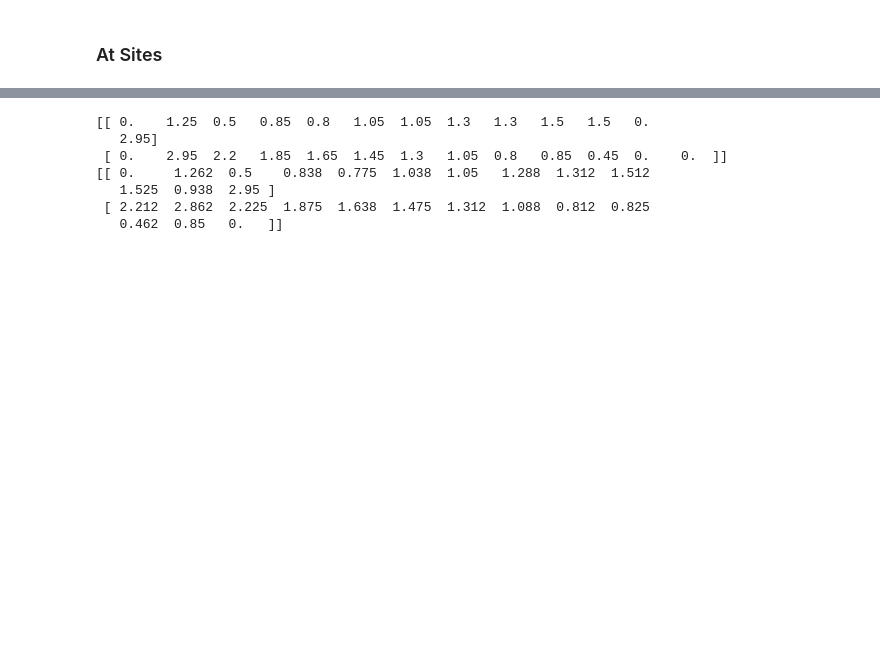
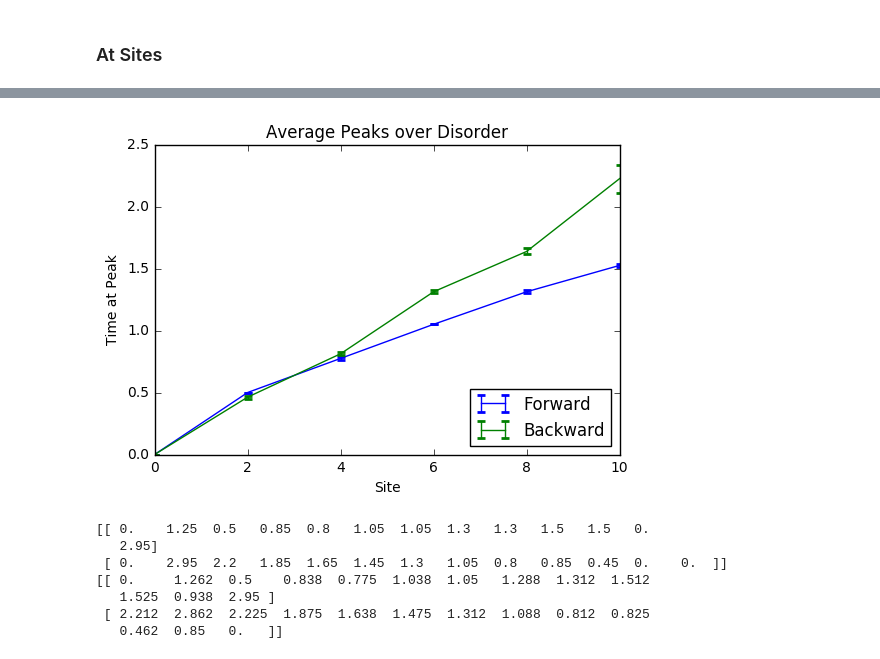
Before and after one commit to cnstahl/Asymmetric, a Jupyter notebook: python/Hamiltonian/Peaks13.ipynb, the cells around one changed output, grey strips where cells are left out. Cells and saved outputs as stored; diff of their text form; code cells hidden in the pictures; blank space fills up the shorter version.

```diff
--- a/python/Hamiltonian/Peaks13.ipynb
+++ b/python/Hamiltonian/Peaks13.ipynb
@@ -146,3 +147,18 @@ plt.show()
+# %%
+avg_peaks, std_peaks = mean_and_std(peakses_site)
+avg_peaks[1] = avg_peaks[1][::-1]
+std_peaks[1] = std_peaks[1][::-1]
+plt.errorbar(range(L)[:-1:2],avg_peaks[0][:-1:2]/n, yerr=std_peaks[0][:-1:2]/n, capthick=2, label="Forward")
+plt.errorbar(range(L)[:-1:2],avg_peaks[1][:-1:2]/n, yerr=std_peaks[1][:-1:2]/n, capthick=2, label="Backward")
+plt.ylabel('Time at Peak')
+plt.xlabel('Site')
+# plt.ylim(0.3)
+plt.legend(loc=4)
+# plt.savefig('figures/avgPeaksL13_2s.pdf')
+plt.title('Average Peaks over Disorder')
+plt.show()
+# %% [output]
+[figure, added]
 # %%
 print(peaks/n)
 print(chop(avg_peaks/n))
```
Also changed, not shown: parts of 6 cells of this notebook, 3 other files.
